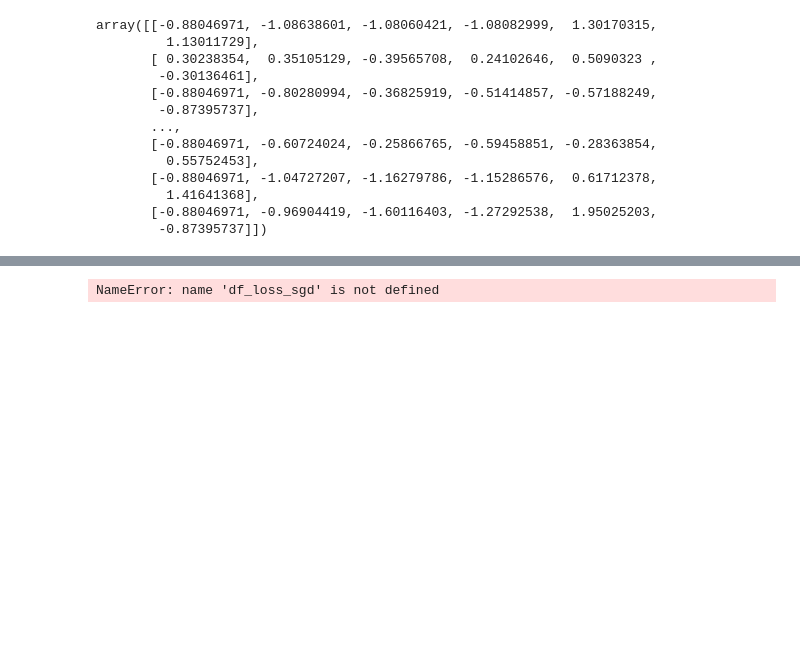
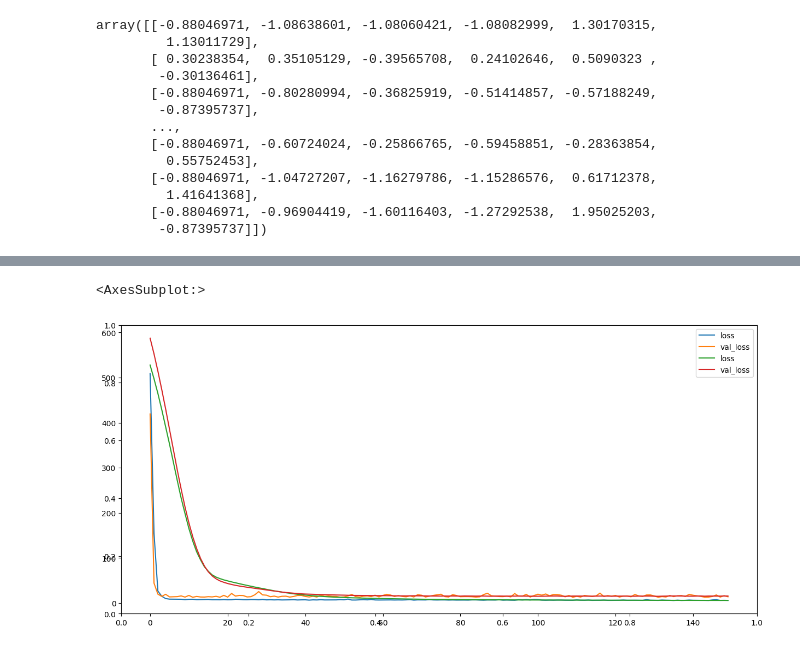
Before and after one commit to FabianAndersson17/Deep_learning_Fabian_Andersson, a Jupyter notebook: Exercises/exercise_0_mlp.ipynb, the cells around one changed output, grey strips where cells are left out. Drawn from its saved outputs; the diff is of its cells as text; code cells hidden in the pictures; blank space fills up the shorter version.

Commit message:
Change the plot size and placement

```diff
--- a/Exercises/exercise_0_mlp.ipynb
+++ b/Exercises/exercise_0_mlp.ipynb
@@ -187,0 +181,4 @@ model = MLP(optimizers=gradient_decent)
+# %%
+model = MLP(optimizers=gradient_decent)
+model.summary()
+model.fit(scaled_X_val_train, y_val_train, epochs=150, verbose=1, validation_data=(scaled_X_validation, y_validation))
@@ -193,4 +214,7 @@ AttributeError: 'NoneType' object has no attribute 'history'
-# %%
-df_loss_sgd.plot()
-# %% [output]
-NameError: name 'df_loss_sgd' is not defined
+# %%
+fig, axes = plt.subplots(1, 1, figsize=(15,7), dpi=100), plt.axes()
+df_loss_sgd.plot(ax=axes)
+df_loss_adam.plot(ax=axes)
+# %% [output]
+<AxesSubplot:>
+[figure, added]
```
Also changed, not shown: parts of 6 cells of this notebook.
